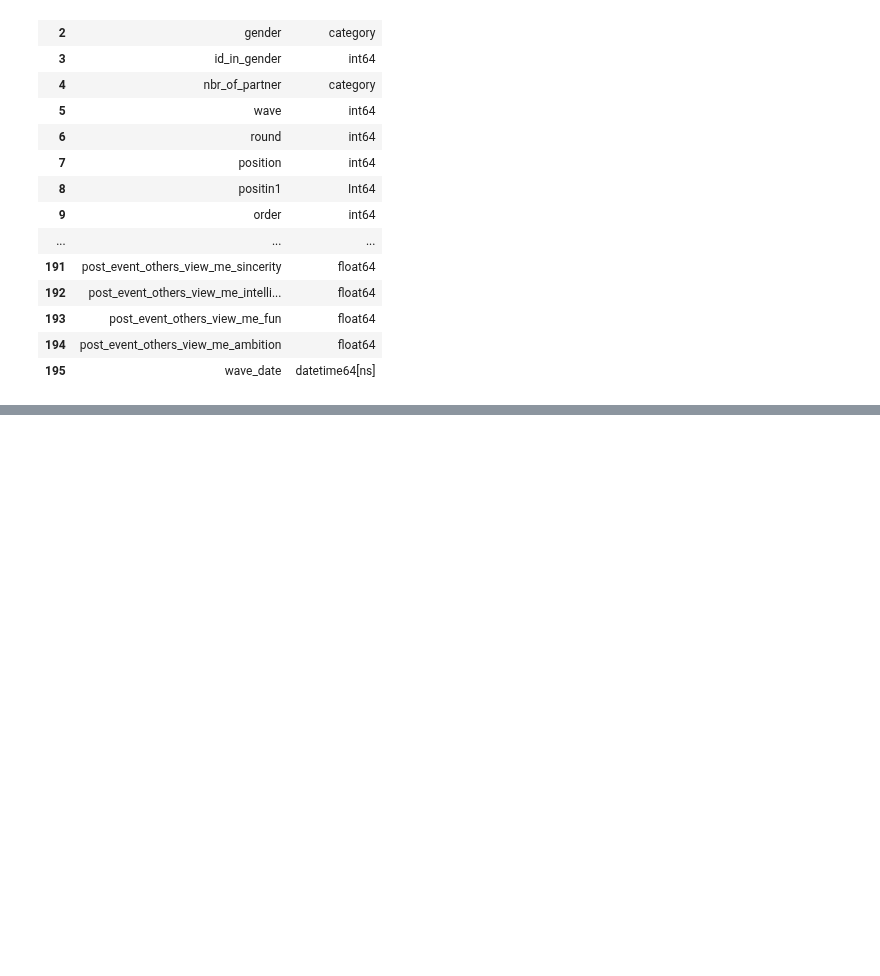
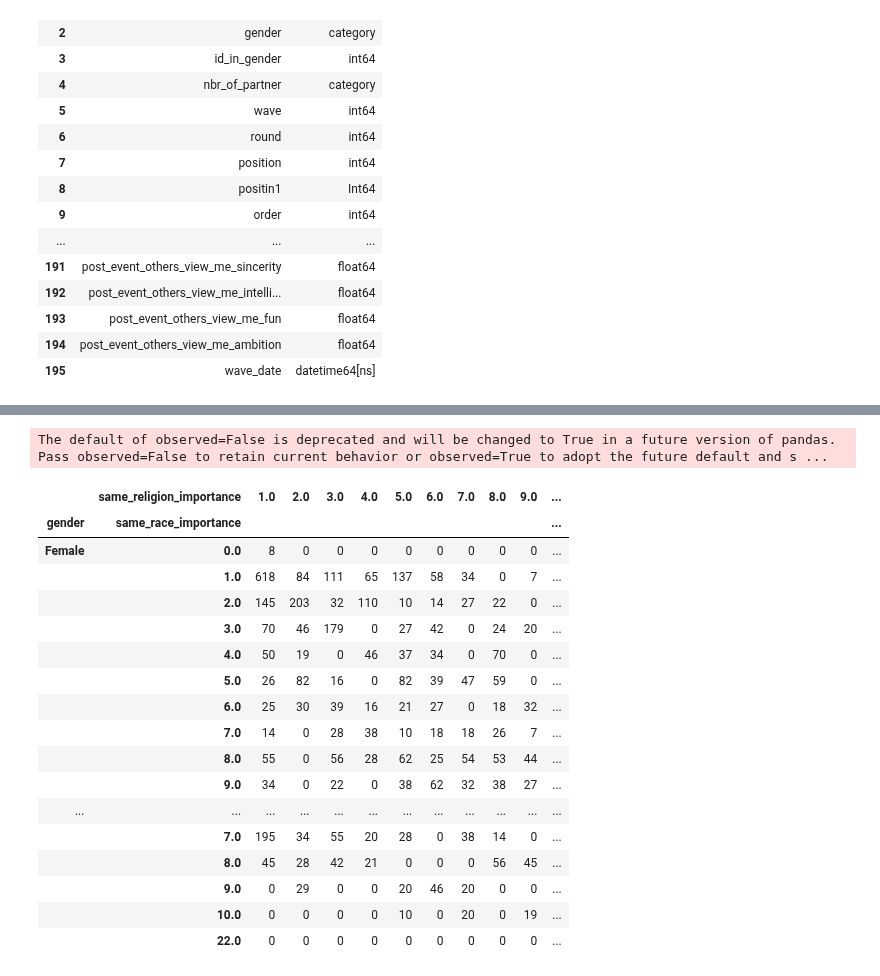
Before and after one commit to Quentin-qha/Jedha, a Jupyter notebook: 02_exploratory_data_analysis/speed_dating__tinder/00-project-speed_dating__tinder.ipynb, the cells around one changed output, grey strips where cells are left out. Cells and saved outputs as stored; diff of their text form; code cells hidden in the pictures; blank space fills up the shorter version.

```diff
--- a/02_exploratory_data_analysis/speed_dating__tinder/00-project-speed_dating__tinder.ipynb
+++ b/02_exploratory_data_analysis/speed_dating__tinder/00-project-speed_dating__tinder.ipynb
@@ -604,38 +423,0 @@ df['race_o'] = df['race_o'].apply(lambda race : "Black/African American" if race
-# %%
-df['field_cd'] = df['field_cd'].apply(lambda field : "Law" if field == 1
-                                      else "Math" if field == 2
-                                      else "Social Science, Psychologist" if field == 3
-                                      else "Medical Science, Pharmaceuticals, and Bio Tech" if field == 4
-                                      else "Engineering" if field == 5
-                                      else "English/Creative Writing/ Journalism" if field == 6
-                                      else "History/Religion/Philosophy" if field == 7
-                                      else "Business/Econ/Finance" if field == 8
-                                      else "Education, Academia" if field == 9
-                                      else "Biological Sciences/Chemistry/Physics" if field == 10
-                                      else "Social Work" if field == 11
-                                      else "Undergrad/undecided" if field == 12
-                                      else "Political Science/International Affairs" if field == 13
-                                      else "Film" if field == 14
-                                      else "Fine Arts/Arts Administration" if field == 15
-                                      else "Languages" if field == 16
-                                      else "Architecture" if field == 17
-                                      else "Other" if field == 18
-                                      else "-"
-                                      )
-# %%
-df['length'] = df['length'].apply(lambda length : "Too little" if length == 1
-                                      else "Too much" if length == 2
-                                      else "Just Right" if length == 3
-                                      else "-"
-                                      )
-# %%
-df['numdat_2'] = df['numdat_2'].apply(lambda date : "Too few" if date == 1
-                                      else "Too many" if date == 2
-                                      else "Just right" if date == 3
-                                      else "-"
-                                      )
-# %%
-df['date_3'] = df['date_3'].apply(lambda date : "Yes" if date == 1
-                                      else "No" if date == 2
-                                      else "-"
-                                      )
@@ -733,0 +490,23 @@ df.describe(include="all")
+# %%
+df_goal_gender = df.groupby(['gender', 'same_race_importance', 'same_religion_importance']).size().unstack()
+df_goal_gender
+# %% [output]
+The default of observed=False is deprecated and will be changed to True in a future version of pandas. Pass observed=False to retain current behavior or observed=True to adopt the future default and s ...
+|  | same_religion_importance | 1.0 | 2.0 | 3.0 | 4.0 | 5.0 | 6.0 | 7.0 | 8.0 | 9.0 | ... |
+| gender | same_race_importance |  |  |  |  |  |  |  |  |  | ... |
+| Female | 0.0 | 8 | 0 | 0 | 0 | 0 | 0 | 0 | 0 | 0 | ... |
+|  | 1.0 | 618 | 84 | 111 | 65 | 137 | 58 | 34 | 0 | 7 | ... |
+|  | 2.0 | 145 | 203 | 32 | 110 | 10 | 14 | 27 | 22 | 0 | ... |
+|  | 3.0 | 70 | 46 | 179 | 0 | 27 | 42 | 0 | 24 | 20 | ... |
+|  | 4.0 | 50 | 19 | 0 | 46 | 37 | 34 | 0 | 70 | 0 | ... |
+|  | 5.0 | 26 | 82 | 16 | 0 | 82 | 39 | 47 | 59 | 0 | ... |
+|  | 6.0 | 25 | 30 | 39 | 16 | 21 | 27 | 0 | 18 | 32 | ... |
+|  | 7.0 | 14 | 0 | 28 | 38 | 10 | 18 | 18 | 26 | 7 | ... |
+|  | 8.0 | 55 | 0 | 56 | 28 | 62 | 25 | 54 | 53 | 44 | ... |
+|  | 9.0 | 34 | 0 | 22 | 0 | 38 | 62 | 32 | 38 | 27 | ... |
+| ... | ... | ... | ... | ... | ... | ... | ... | ... | ... | ... | ... |
+|  | 7.0 | 195 | 34 | 55 | 20 | 28 | 0 | 38 | 14 | 0 | ... |
+|  | 8.0 | 45 | 28 | 42 | 21 | 0 | 0 | 0 | 56 | 45 | ... |
+|  | 9.0 | 0 | 29 | 0 | 0 | 20 | 46 | 20 | 0 | 0 | ... |
+|  | 10.0 | 0 | 0 | 0 | 0 | 10 | 0 | 20 | 0 | 19 | ... |
+|  | 22.0 | 0 | 0 | 0 | 0 | 0 | 0 | 0 | 0 | 0 | ... |
```
Also changed, not shown: parts of 46 cells of this notebook.
